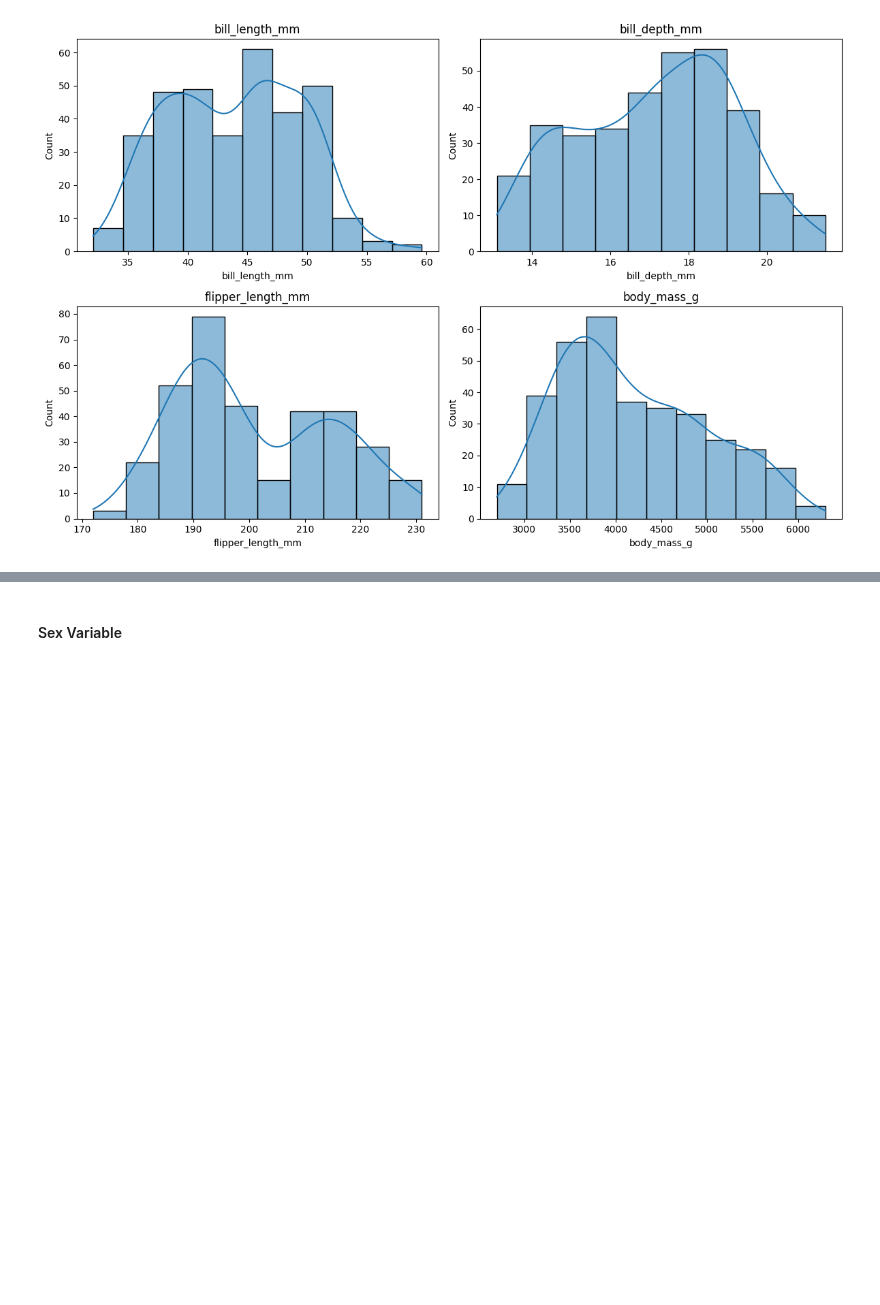
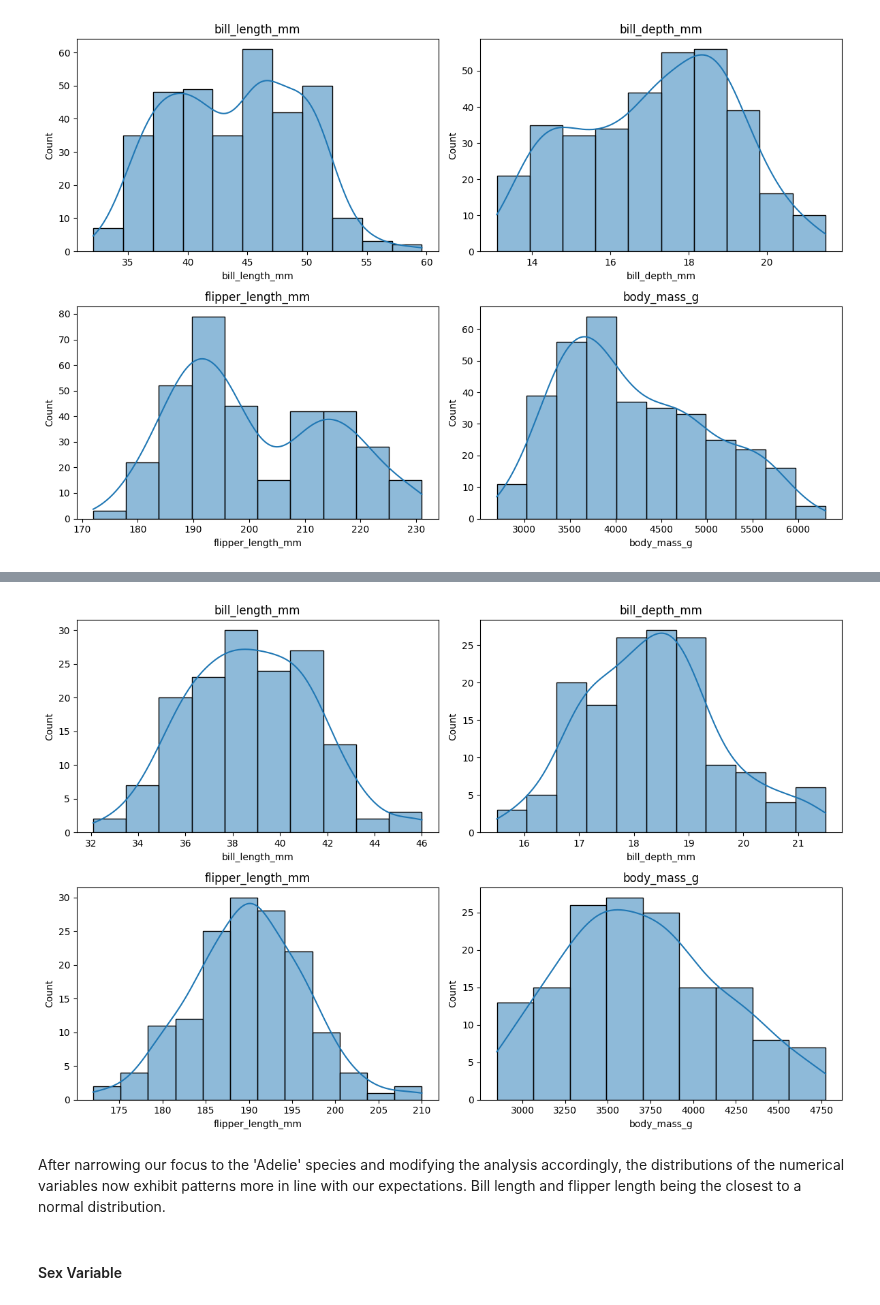
Before and after one commit to claretubs/fundamentals-data-analysis-project, a Jupyter notebook: tasks.ipynb, the cells around one changed output, grey strips where cells are left out. Saved outputs shown, nothing was run; the diff lists cells and outputs as text; code cells hidden in the pictures; blank space fills up the shorter version.

Commit message:
Normal Distributions within Adelie Species

```diff
--- a/tasks.ipynb
+++ b/tasks.ipynb
@@ -162,3 +175,22 @@ plt.show()
+# %%
+# Filter the dataframe to include only the selected species
+df_adelie = df[df['species'] == 'Adelie']
+# %%
+# Create subplots for each numerical variable
+# Creates a 2 x 2 grid
+fig, axes = plt.subplots(2, 2, figsize=(12, 8))
+
+for i, col in enumerate(columns):
+    row, col_index = divmod(i, 2)
+    sns.histplot(data = df_adelie, x = col, kde = True, ax = axes[row, col_index])
+    axes[row, col_index].set_title(col)
+
+plt.tight_layout()
+plt.show()
+# %% [output]
+[figure, added]
+# %% [markdown]
+After narrowing our focus to the 'Adelie' species and modifying the analysis accordingly, the distributions of the numerical variables now exhibit patterns more in line with our expectations. Bill length and flipper length being the closest to a normal distribution.
 # %% [markdown]
 #### Sex Variable
 # %%
```
Also changed, not shown: parts of 9 cells of this notebook.
